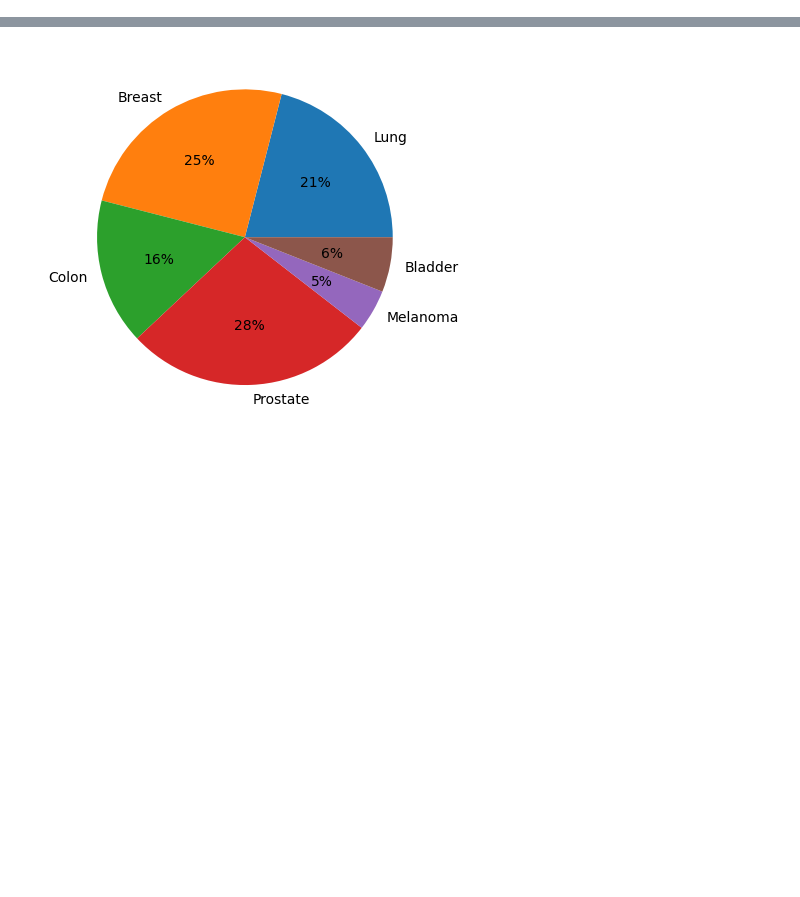
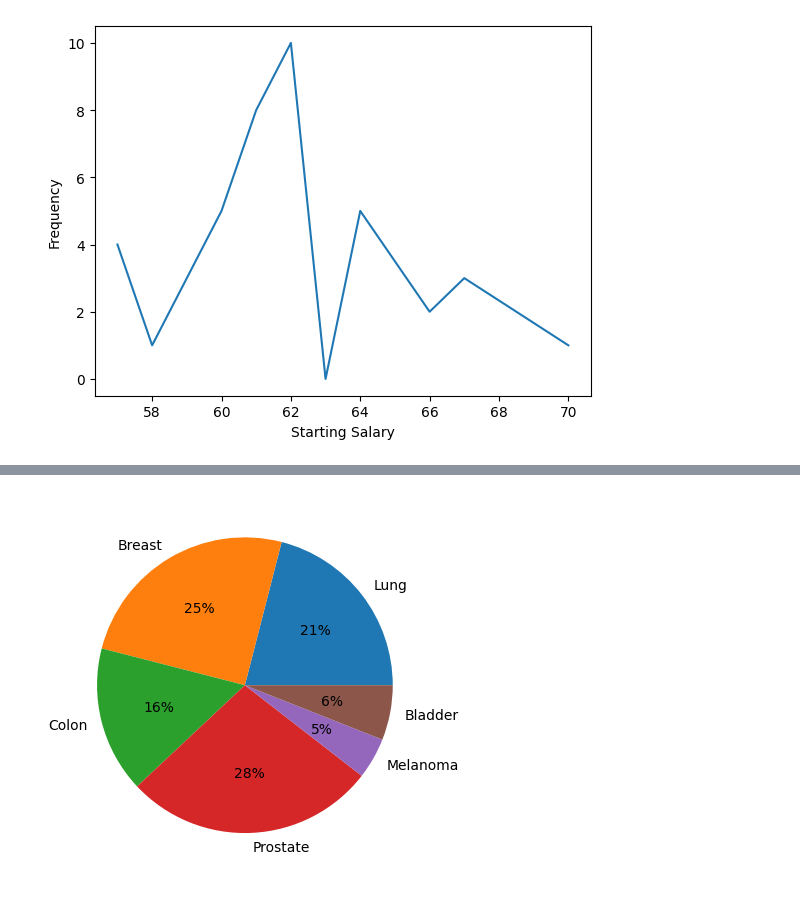
Before and after one commit to solvedbiscuit71/ml-notebook, a Jupyter notebook: Stats/2.2 Describing Data Set.ipynb, the cells around one changed output, grey strips where cells are left out. Drawn from its saved outputs; the diff is of its cells as text; code cells hidden in the pictures; blank space fills up the shorter version.

```diff
--- a/Stats/2.2 Describing Data Set.ipynb
+++ b/Stats/2.2 Describing Data Set.ipynb
@@ -77,0 +35,8 @@ dataset
+# %%
+# Frequency polygon
+plt.plot(salary.iloc[:,0], salary.iloc[:,1])
+plt.xlabel('Starting Salary')
+plt.ylabel('Frequency')
+plt.show()
+# %% [output]
+[figure, added]
```
Also changed, not shown: parts of 31 cells of this notebook.
